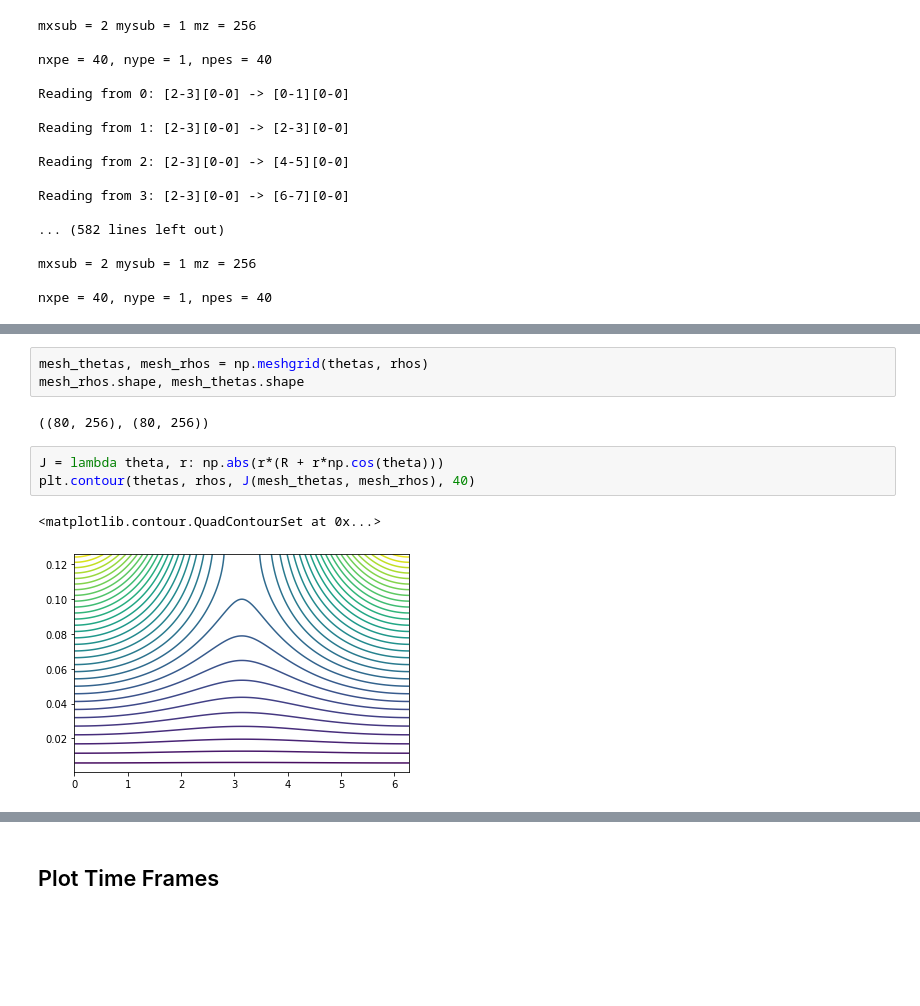
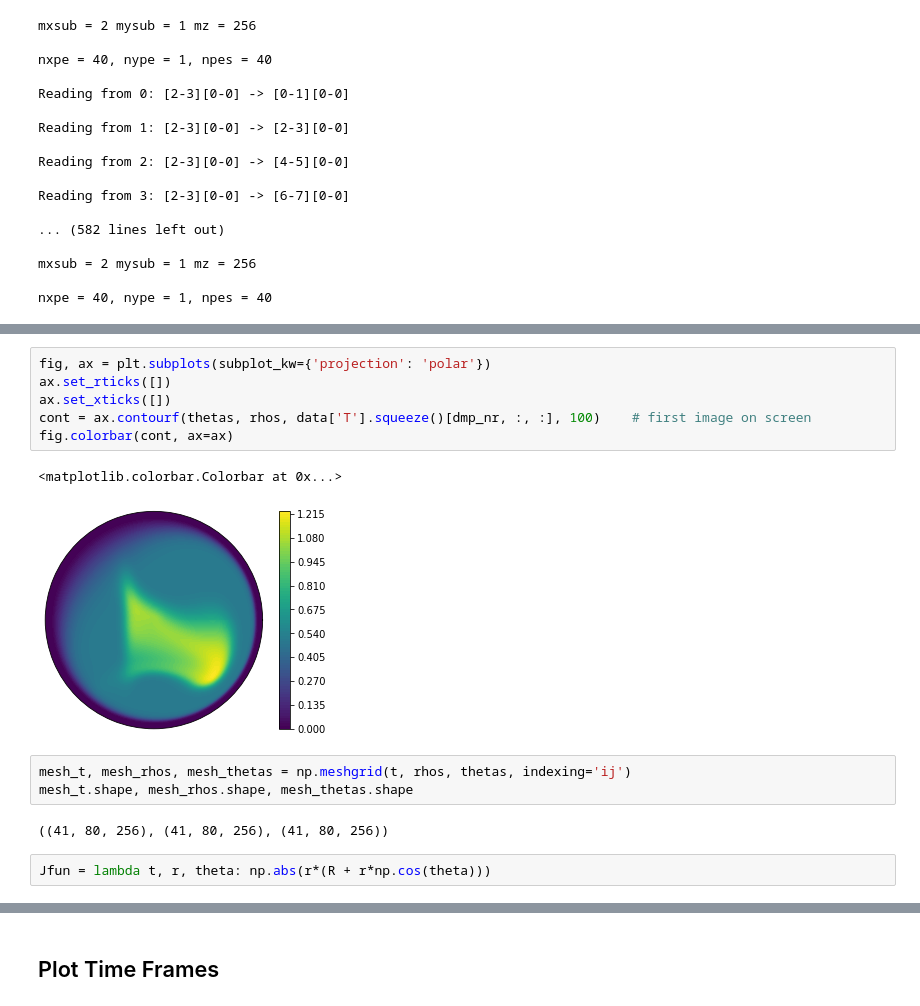
Before and after one commit to runehoejlund/north-simulation, a Jupyter notebook: data_analysis_energy.ipynb, the cells around one changed output, grey strips where cells are left out. Cells and saved outputs as stored; diff of their text form; blank space fills up the shorter version.

```diff
--- a/data_analysis_energy.ipynb
+++ b/data_analysis_energy.ipynb
@@ -118,11 +126,16 @@ data['n'].squeeze()[0,:,:].shape
+# %%
+fig, ax = plt.subplots(subplot_kw={'projection': 'polar'})
+ax.set_rticks([])
+ax.set_xticks([])
+cont = ax.contourf(thetas, rhos, data['T'].squeeze()[dmp_nr, :, :], 100)    # first image on screen
+fig.colorbar(cont, ax=ax)
+# %% [output]
+<matplotlib.colorbar.Colorbar at 0x...>
+[figure, added]
 # %%
-mesh_thetas, mesh_rhos = np.meshgrid(thetas, rhos)
-mesh_rhos.shape, mesh_thetas.shape
+mesh_t, mesh_rhos, mesh_thetas = np.meshgrid(t, rhos, thetas, indexing='ij')
+mesh_t.shape, mesh_rhos.shape, mesh_thetas.shape
 # %% [output]
-((80, 256), (80, 256))
+((41, 80, 256), (41, 80, 256), (41, 80, 256))
 # %%
-J = lambda theta, r: np.abs(r*(R + r*np.cos(theta)))
-plt.contour(thetas, rhos, J(mesh_thetas, mesh_rhos), 40)
+Jfun = lambda t, r, theta: np.abs(r*(R + r*np.cos(theta)))
-# %% [output]
-<matplotlib.contour.QuadContourSet at 0x...>
-[figure, removed]
```
Also changed, not shown: parts of 9 cells of this notebook, 1 other file.
